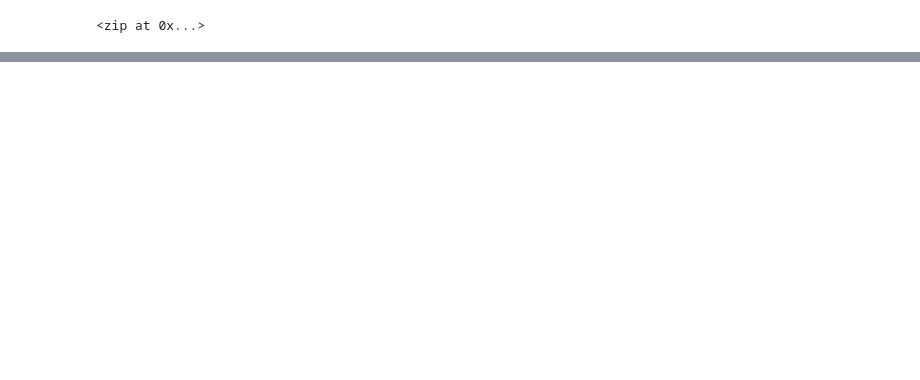
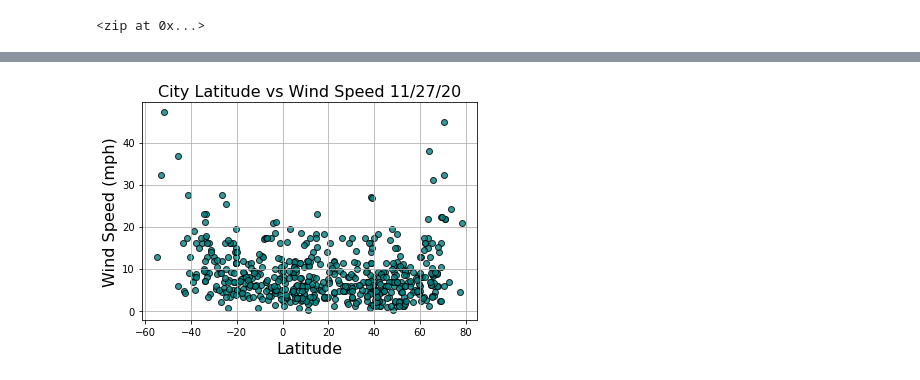
Before and after one commit to divitaN-dev/World_Weather_Analysis, a Jupyter notebook: WeatherPy.ipynb, the cells around one changed output, grey strips where cells are left out. Drawn from its saved outputs; the diff is of its cells as text; code cells hidden in the pictures; blank space fills up the shorter version.

```diff
--- a/WeatherPy.ipynb
+++ b/WeatherPy.ipynb
@@ -183,0 +233,14 @@ city_data_df.to_csv(output_data_file, index_label = "City Id")
+# %%
+# Build the scatter plots for latitude vs. wind speed.
+
+plt.scatter(lats, wind_speed, edgecolor = "black", linewidth = 1, marker = "o", alpha = 0.8, c = "teal", label = 'Cities')
+plt.title(f"City Latitude vs Wind Speed " + today, fontsize = 16)
+plt.ylabel("Wind Speed (mph)", fontsize = 16)
+plt.xlabel("Latitude", fontsize = 16)
+plt.grid(True)
+# Save the figure.
+plt.savefig("weather_data/Fig4.png")
+# Show plot.
+plt.show()
+# %% [output]
+[figure, added]
```
Also changed, not shown: parts of 20 cells of this notebook, 6 other files.
